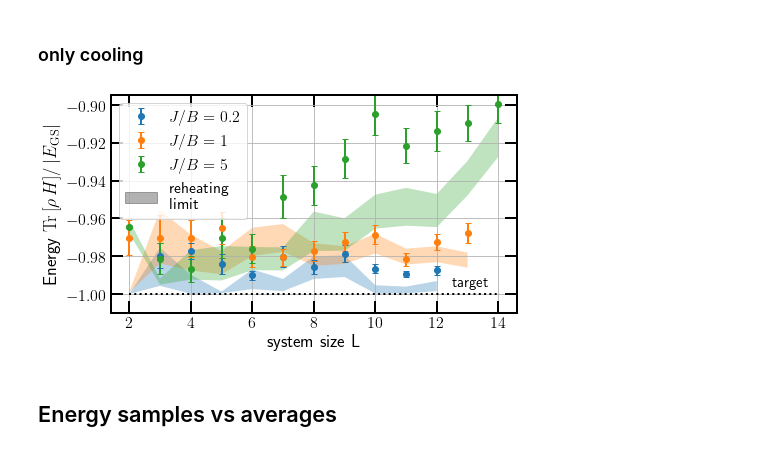
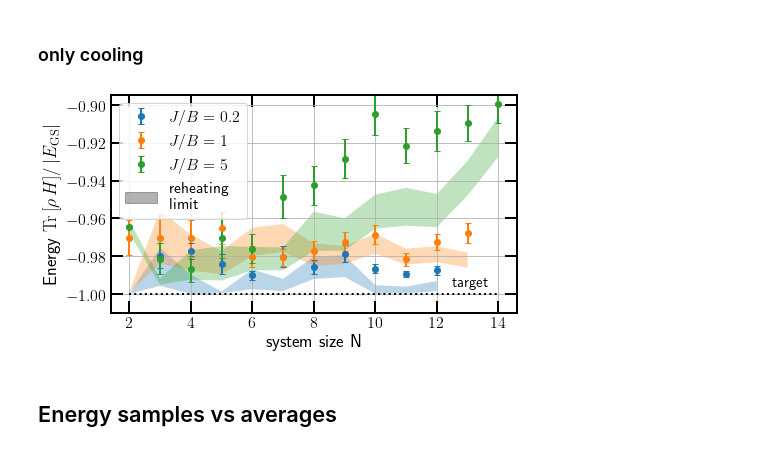
Before and after one commit to aQaLeiden/QuantumDigitalCooling, a Jupyter notebook: data-analysis/TFIM-chain-logsweep-WF.ipynb, the cells around one changed output. Saved outputs shown, nothing was run; the diff lists cells and outputs as text; code cells hidden in the pictures.

```diff
--- a/data-analysis/TFIM-chain-logsweep-WF.ipynb
+++ b/data-analysis/TFIM-chain-logsweep-WF.ipynb
@@ -51,0 +54,6 @@ for file in files:
+# %%
+for d in iterative_data:
+    deviations = np.abs(1-np.array(d['norm_check_samples']))
+    print(round(np.log10(np.max(deviations)),2),
+          round(np.log10(np.mean(deviations)),2),
+          round(np.log10(np.median(deviations)),2))
@@ -193,35 +219,35 @@ for JvB in JvBlist:
     L_l, avgs, stds = zip(*sorted(data_iterator))
     plt.errorbar(L_l, avgs, yerr=stds, fmt='o', label=f'cooling $J/B={JvB}$')
 
 # reheating
 plt.gca().set_prop_cycle(None)
 for JvB in JvBlist:
     data_iterator = ((d['L'],
                       d['energy_avg'],
                       d['energy_std']/np.sqrt(len(d['energy_samples']))
                      ) for d in reheating_data
                        if d['K'] == K and np.isclose(d['J']/d['B'], JvB))
     L_l, avgs, stds = zip(*sorted(data_iterator))
     #plt.plot(L_l, avgs, ':', label=f'reheating $J/B={JvB}$')
     #plt.errorbar(L_l, avgs, yerr=stds, fmt=':', label=f'reheating $J/B={JvB}$')
     plt.fill_between(L_l, np.array(avgs)-stds, np.array(avgs)+stds, alpha=alpha,
                      label = f'reheating $J/B={JvB}$')
 
 plt.ylim(-1.01, -.895)
 plt.hlines(-1, 2, 14, ls=':')
 plt.annotate('target', (12.5, -0.996),
              #bbox = dict(boxstyle='round', facecolor='white', alpha=0.5, zorder=0)
             )
 h, l = plt.gca().get_legend_handles_labels()
 plt.legend(h[3:] + [plt.Polygon([(0,0), (1,1)], color='black', alpha = alpha)],
            [f'$J/B = {JvB}$' for JvB in JvBlist] + ['reheating\nlimit'])
-plt.xlabel('system size L')
+plt.xlabel('system size N')
 plt.ylabel(r'Energy $\mathrm{Tr}\left[\rho\,H]\right/\vert E_\mathrm{GS}\vert$')
 plt.tight_layout()
 
 #plt.savefig('../figures/LSscaling.pdf', bbox_inches='tight')
 # %% [output]
-[figure, old version]
+[figure, new version]
 # %% [markdown]
 ## Energy samples vs averages
 # %% [markdown]
```
Also changed, not shown: parts of 2 cells of this notebook, 10 other files.
